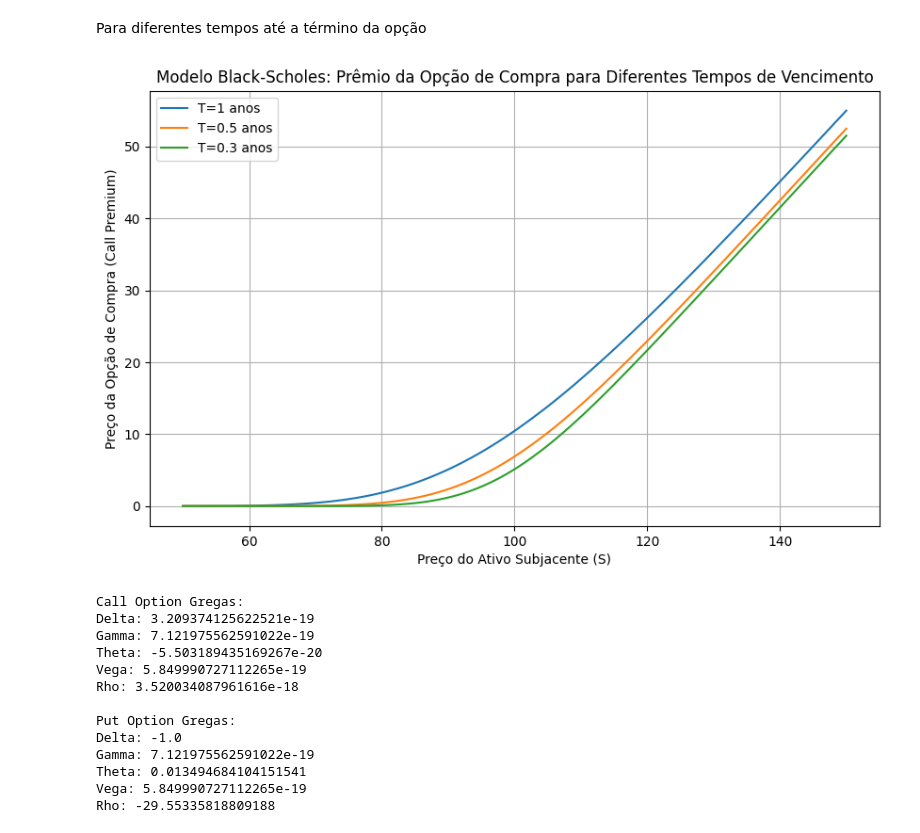
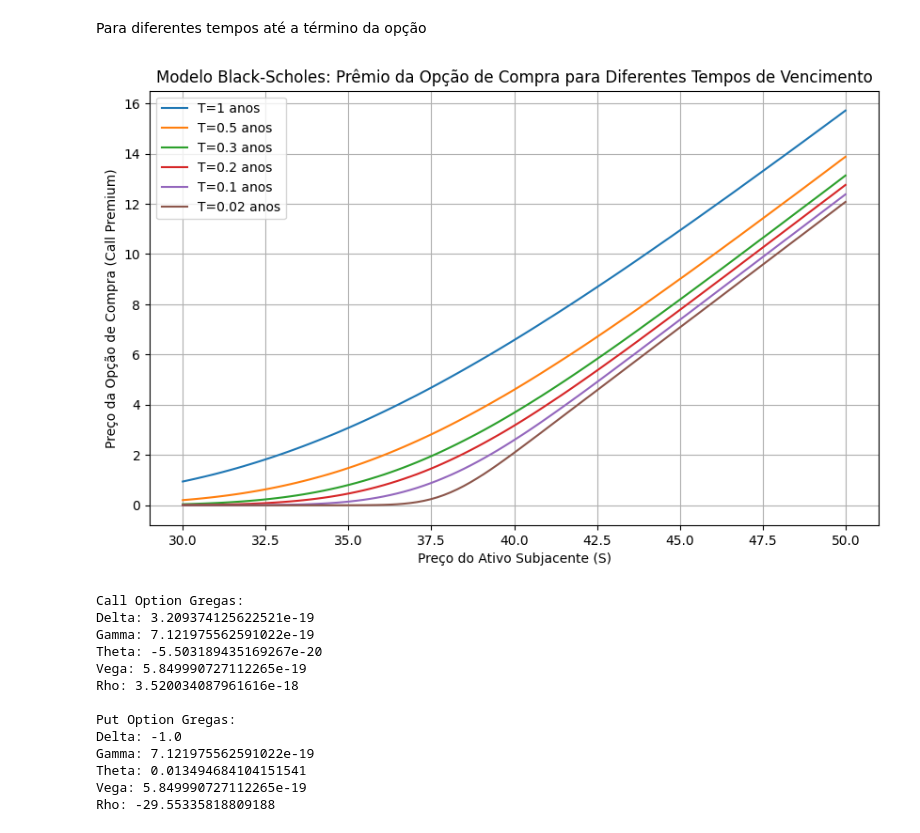
Before and after one commit to Felipe-Pinto/python_para_investimentos, a Jupyter notebook: Estudo Strangle.ipynb, the cells around one changed output. Drawn from its saved outputs; the diff is of its cells as text; code cells hidden in the pictures.

```diff
--- a/Estudo Strangle.ipynb
+++ b/Estudo Strangle.ipynb
@@ -1,16 +1,19 @@
 # %% [markdown]
 <a href="https://colab.research.google.com/github/Felipe-Pinto/python_para_investimentos/blob/master/Estudo%20Strangle.ipynb" target="_parent"><img src="https://colab.research.google.com/assets/colab-badge.svg" alt="Open In Colab"/></a>
+# %%
+# Parâmetros
+S = np.linspace(30, 50, 100)  # Variação do preço do ativo
+K = 38  # Preço de exercício
+r = 0.10  # Taxa de juros livre de risco
+σ = 0.25  # Volatilidade
+
+S1 = 38  # Preço atual do ativo subjacente
+t = 252    # Tempo do ano em dias
+T = (40/t)  # Tempo até o vencimento em dias
 # %%
 import numpy as np
 import matplotlib.pyplot as plt
 from scipy.stats import norm
-
-# Parâmetros
-S = np.linspace(50, 150, 100)  # Variação do preço do ativo
-K = 100  # Preço de exercício
-T = 1  # Tempo até o vencimento em anos
-r = 0.05  # Taxa de juros livre de risco
-σ = 0.2  # Volatilidade
 
 # Fórmulas de d1 e d2
 d1 = (np.log(S / K) + (r + σ**2 / 2) * T) / (σ * np.sqrt(T))
@@ -33,6 +36,4 @@ plt.show()
 # %%
-import numpy as np
-import matplotlib.pyplot as plt
 import scipy.stats as stats
 
 # Função Black-Scholes para opção de compra (call)
@@ -41,15 +42,6 @@ def black_scholes_call(S, K, T, r, sigma):
     d2 = d1 - sigma * np.sqrt(T)
     call_price = S * stats.norm.cdf(d1) - K * np.exp(-r * T) * stats.norm.cdf(d2)
     return call_price
-
-# Parâmetros
-K = 100
-T = 1
-r = 0.05
-sigma = 0.2
-
-# Preços do ativo subjacente
-S = np.linspace(50, 150, 100)
 
 # Calculando os preços das opções de compra
 call_prices = [black_scholes_call(s, K, T, r, sigma) for s in S]
@@ -141,43 +129,31 @@ Preço da opção de call: 10.45
 # %% [markdown]
 Para diferentes tempos até a término da opção
 # %%
-import numpy as np
-import matplotlib.pyplot as plt
-import scipy.stats as stats
-
 # Função Black-Scholes para opção de compra (call)
 def black_scholes_call(S, K, T, r, sigma):
     d1 = (np.log(S / K) + (r + 0.5 * sigma**2) * T) / (sigma * np.sqrt(T))
     d2 = d1 - sigma * np.sqrt(T)
     call_price = S * stats.norm.cdf(d1) - K * np.exp(-r * T) * stats.norm.cdf(d2)
     return call_price
 
-# Parâmetros
-K = 100
-r = 0.05
-sigma = 0.2
-
-# Preços do ativo subjacente
-S = np.linspace(50, 150, 100)
-
 # Diferentes tempos de vencimento
-T_values = [1, 0.5, 0.3]
+T_values = [1, 0.5, 0.3, 0.2, 0.1, 0.02]
 
 # Plotando os gráficos para diferentes valores de T
 plt.figure(figsize=(10, 6))
 
 for T in T_values:
     call_prices = [black_scholes_call(s, K, T, r, sigma) for s in S]
     plt.plot(S, call_prices, label=f'T={T} anos')
 
 plt.xlabel('Preço do Ativo Subjacente (S)')
 plt.ylabel('Preço da Opção de Compra (Call Premium)')
 plt.title('Modelo Black-Scholes: Prêmio da Opção de Compra para Diferentes Tempos de Vencimento')
 plt.legend()
 plt.grid(True)
 plt.show()
 # %% [output]
-[figure, old version]
+[figure, new version]
 # %%
 import numpy as np
 from scipy.stats import norm
```
Also changed, not shown: parts of 4 cells of this notebook.
